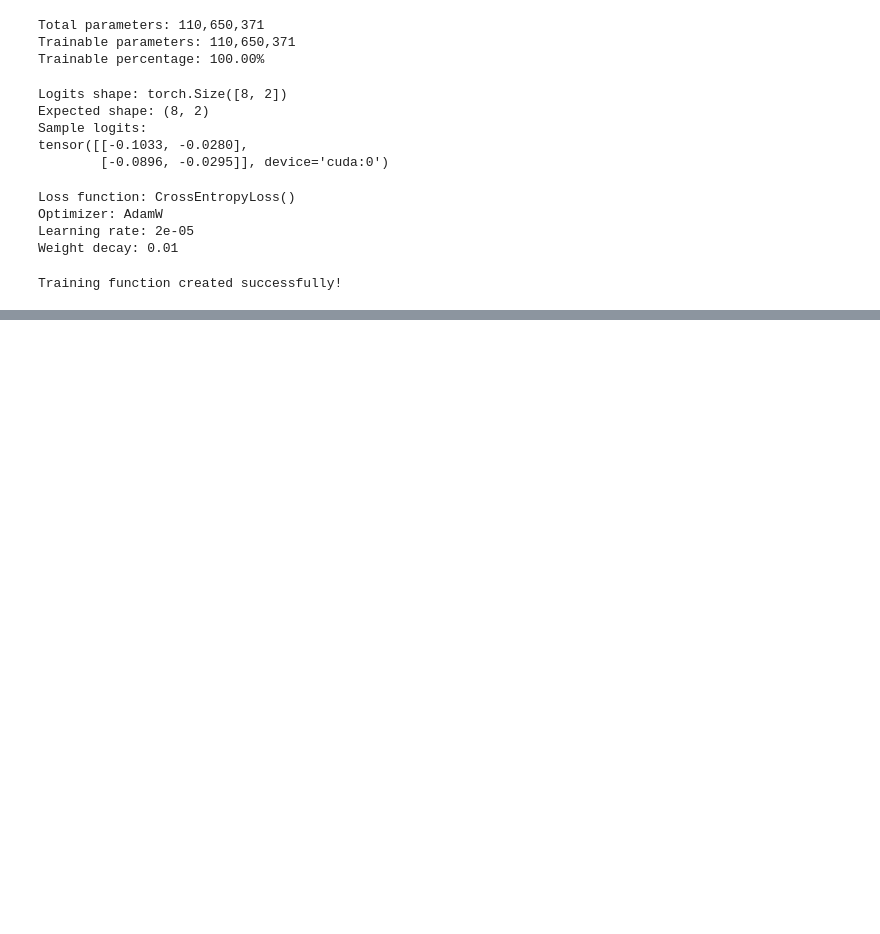
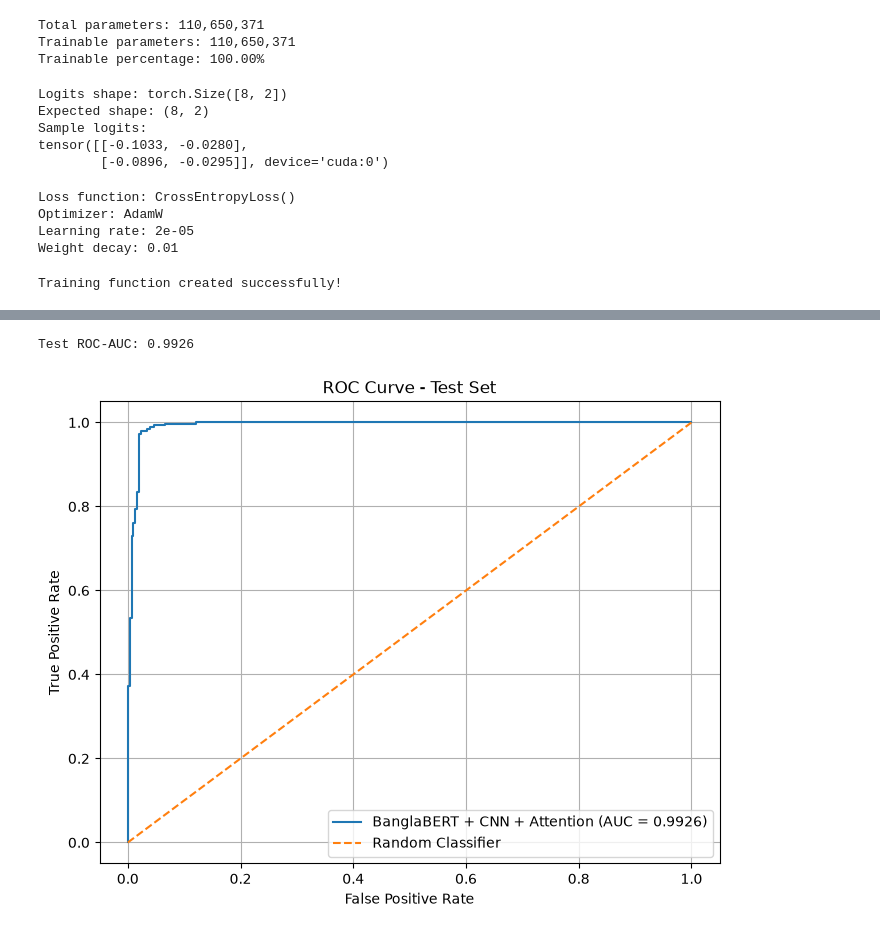
Before and after one commit to jaimulhaque/banglafake-detection, a Jupyter notebook: notebooks/02_model_training.ipynb, the cells around one changed output, grey strips where cells are left out. Saved outputs shown, nothing was run; the diff lists cells and outputs as text; code cells hidden in the pictures; blank space fills up the shorter version.

```diff
--- a/notebooks/02_model_training.ipynb
+++ b/notebooks/02_model_training.ipynb
@@ -833,0 +1252,47 @@ print("Validation function created successfully!")
+# %%
+# ============================================================
+# Cell 35: Calculate ROC Curve and ROC-AUC
+# Purpose: Measure the model's discrimination ability across
+#          different classification thresholds
+# ============================================================
+
+from sklearn.metrics import roc_curve, roc_auc_score
+
+test_probabilities = np.array(all_test_probabilities)[:, 1]
+
+roc_auc = roc_auc_score(
+    all_test_labels,
+    test_probabilities
+)
+
+fpr, tpr, thresholds = roc_curve(
+    all_test_labels,
+    test_probabilities
+)
+
+print(f"Test ROC-AUC: {roc_auc:.4f}")
+
+plt.figure(figsize=(8, 6))
+
+plt.plot(
+    fpr,
+    tpr,
+    label=f"BanglaBERT + CNN + Attention (AUC = {roc_auc:.4f})"
+)
+
+plt.plot(
+    [0, 1],
+    [0, 1],
+    linestyle="--",
+    label="Random Classifier"
+)
+
+plt.xlabel("False Positive Rate")
+plt.ylabel("True Positive Rate")
+plt.title("ROC Curve - Test Set")
+plt.legend()
+plt.grid(True)
+plt.show()
+# %% [output]
+Test ROC-AUC: 0.9926
+[figure, added]
```
Also changed, not shown: parts of 17 cells of this notebook, 17 other files.
